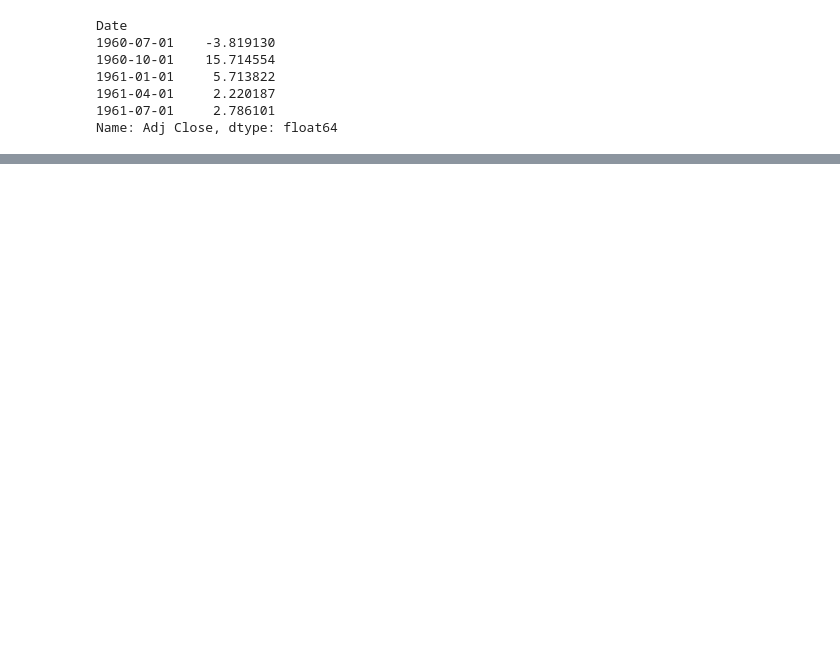
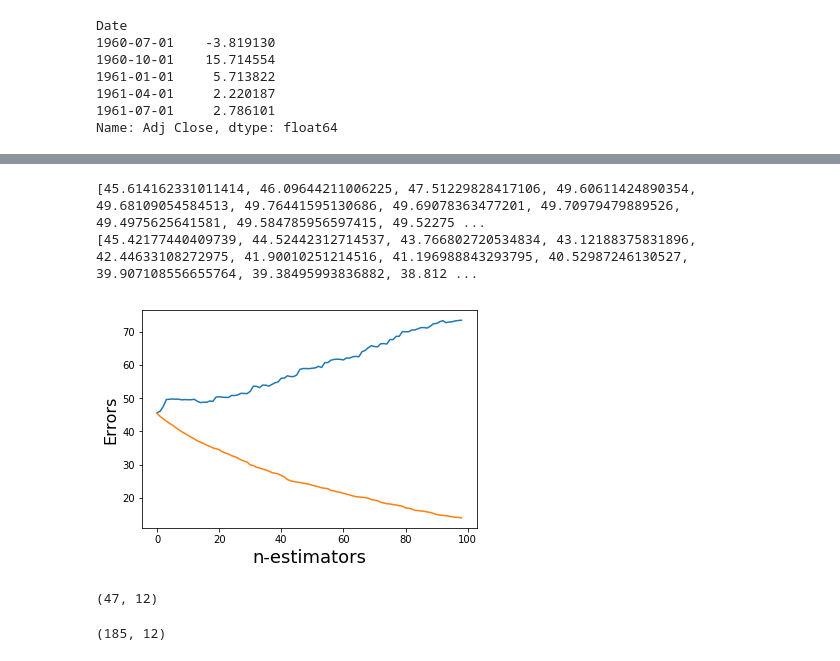
Before and after one commit to Dankay100/sharing-github, a Jupyter notebook: Untitled29.ipynb, the cells around one changed output, grey strips where cells are left out. Saved outputs shown, nothing was run; the diff lists cells and outputs as text; code cells hidden in the pictures; blank space fills up the shorter version.

```diff
--- a/Untitled29.ipynb
+++ b/Untitled29.ipynb
@@ -708,0 +709,47 @@ res.mean()
+# %%
+from sklearn.ensemble import GradientBoostingRegressor
+import numpy as np
+from sklearn.model_selection import train_test_split
+from sklearn.metrics import mean_squared_error
+gbrt = GradientBoostingRegressor(max_depth=2, warm_start=True)
+min_val_error = []
+error_going_up = []
+for n_estimators in range(1, 100):
+    gbrt.n_estimators = n_estimators
+    gbrt.fit(basis_X_train, basis_Y_train)
+
+    pred=gbrt.predict(basis_X_test) #make prediction on test set
+    val_error = mean_squared_error(basis_Y_test,pred) #calculate rmse
+    min_val_error.append(val_error)#store rmse values
+
+    pred=gbrt.predict(basis_X_train) #make prediction on test set
+    val_error = mean_squared_error(basis_Y_train,pred) #calculate rmse
+    error_going_up.append(val_error) #store rmse values
+
+print(min_val_error)
+print(error_going_up)
+# %% [output]
+[45.614162331011414, 46.09644211006225, 47.51229828417106, 49.60611424890354, 49.68109054584513, 49.76441595130686, 49.69078363477201, 49.70979479889526, 49.4975625641581, 49.584785956597415, 49.52275 ...
+[45.42177440409739, 44.52442312714537, 43.766802720534834, 43.12188375831896, 42.44633108272975, 41.90010251214516, 41.196988843293795, 40.52987246130527, 39.907108556655764, 39.38495993836882, 38.812 ...
+# %%
+import matplotlib.pyplot as plt
+%matplotlib inline
+from matplotlib import pyplot as plt
+
+plt.xlabel('n-estimators', fontsize=18)
+plt.ylabel('Errors', fontsize=16)
+
+plt.plot(min_val_error)
+plt.plot(error_going_up)
+
+plt.show()
+# %% [output]
+[figure, added]
+# %%
+basis_X_test.shape
+# %% [output]
+(47, 12)
+# %%
+basis_X_train.shape
+# %% [output]
+(185, 12)
```
Also changed, not shown: parts of 23 cells of this notebook.
